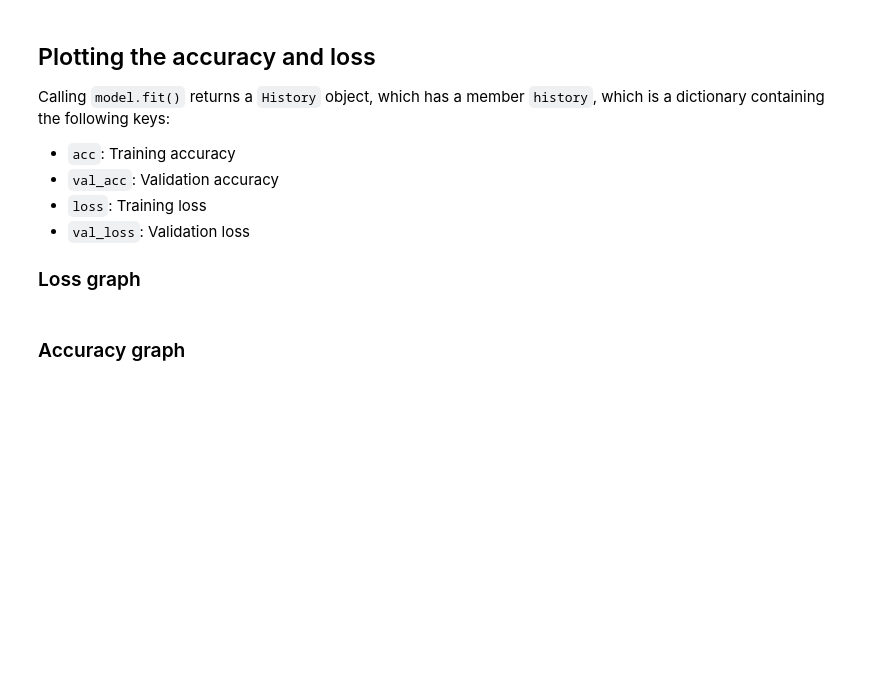
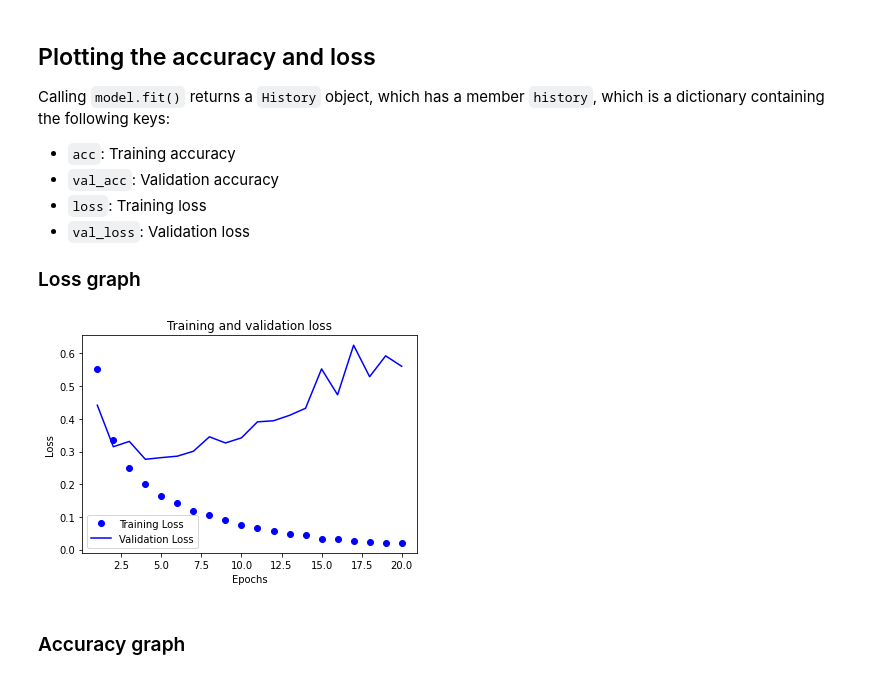
Before and after one commit to Learning-with-the-bois/Deep-Learning-with-Python, a Jupyter notebook: practice_files/classifying_movie_reviews.ipynb, the cells around one changed output. Drawn from its saved outputs; the diff is of its cells as text; code cells hidden in the pictures; blank space fills up the shorter version.

```diff
--- a/practice_files/classifying_movie_reviews.ipynb
+++ b/practice_files/classifying_movie_reviews.ipynb
@@ -108,20 +130,22 @@ Calling `model.fit()` returns a `History` object, which has a member `history`,
 # %%
 import matplotlib.pyplot as plt
 
 history_dict = history.history
 loss_values = history_dict['loss']
 val_loss_values = history_dict['val_loss']
 
-epochs = range(1, len(20)+1)
+epochs = range(1, 20+1)
 
 plt.plot(epochs,loss_values,'bo',label='Training Loss')
 plt.plot(epochs,val_loss_values, 'b', label= 'Validation Loss')
 plt.title('Training and validation loss')
 plt.xlabel("Epochs")
 plt.ylabel('Loss')
 plt.legend()
 
 plt.show()
+# %% [output]
+[figure, added]
 # %% [markdown]
 ### Accuracy graph
 # %%
```
Also changed, not shown: parts of 9 cells of this notebook.
